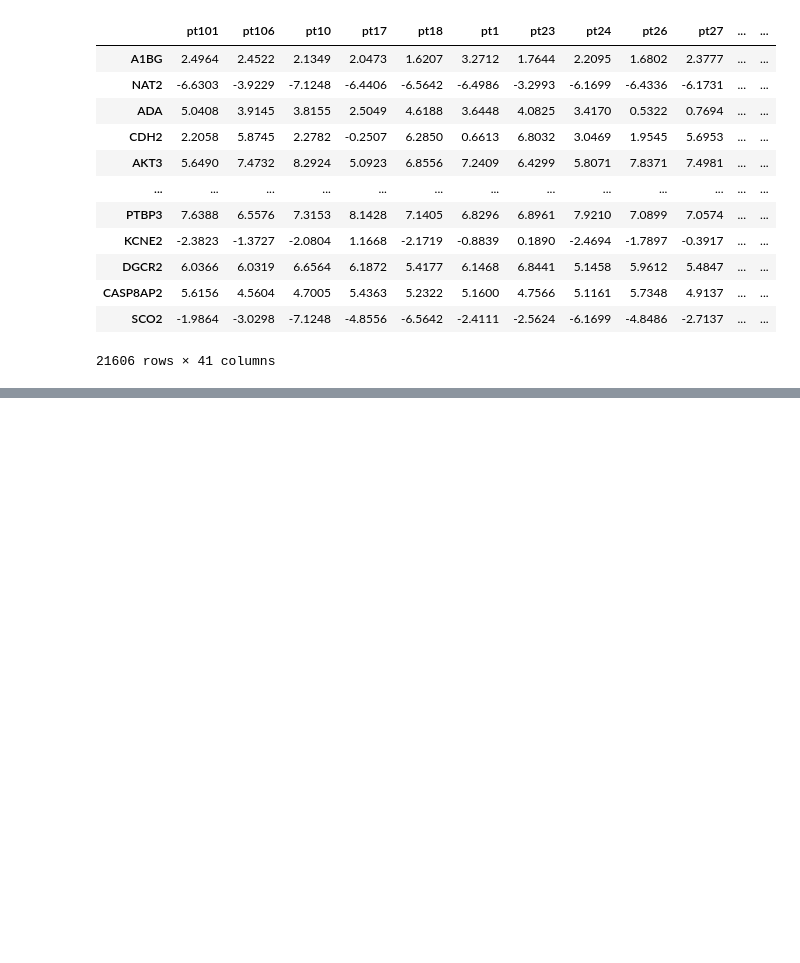
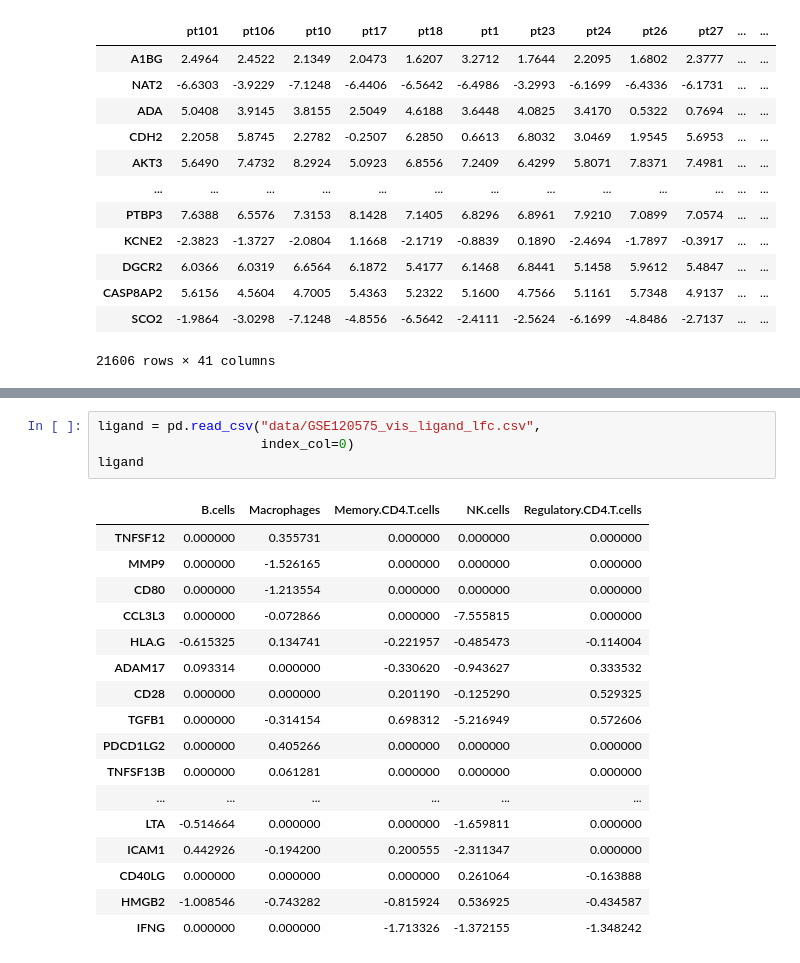
Before and after one commit to meg-bit/immune-cells-TIME-single-cell-anti-PD-1, a Jupyter notebook: 04prediction.ipynb, the cells around one changed output, grey strips where cells are left out. Cells and saved outputs as stored; diff of their text form; blank space fills up the shorter version.

```diff
--- a/04prediction.ipynb
+++ b/04prediction.ipynb
@@ -43,0 +72,22 @@ ge
+# %%
+ligand = pd.read_csv("data/GSE120575_vis_ligand_lfc.csv",
+                     index_col=0)
+ligand
+# %% [output]
+|  | B.cells | Macrophages | Memory.CD4.T.cells | NK.cells | Regulatory.CD4.T.cells |
+| TNFSF12 | 0.000000 | 0.355731 | 0.000000 | 0.000000 | 0.000000 |
+| MMP9 | 0.000000 | -1.526165 | 0.000000 | 0.000000 | 0.000000 |
+| CD80 | 0.000000 | -1.213554 | 0.000000 | 0.000000 | 0.000000 |
+| CCL3L3 | 0.000000 | -0.072866 | 0.000000 | -7.555815 | 0.000000 |
+| HLA.G | -0.615325 | 0.134741 | -0.221957 | -0.485473 | -0.114004 |
+| ADAM17 | 0.093314 | 0.000000 | -0.330620 | -0.943627 | 0.333532 |
+| CD28 | 0.000000 | 0.000000 | 0.201190 | -0.125290 | 0.529325 |
+| TGFB1 | 0.000000 | -0.314154 | 0.698312 | -5.216949 | 0.572606 |
+| PDCD1LG2 | 0.000000 | 0.405266 | 0.000000 | 0.000000 | 0.000000 |
+| TNFSF13B | 0.000000 | 0.061281 | 0.000000 | 0.000000 | 0.000000 |
+| ... | ... | ... | ... | ... | ... |
+| LTA | -0.514664 | 0.000000 | 0.000000 | -1.659811 | 0.000000 |
+| ICAM1 | 0.442926 | -0.194200 | 0.200555 | -2.311347 | 0.000000 |
+| CD40LG | 0.000000 | 0.000000 | 0.000000 | 0.261064 | -0.163888 |
+| HMGB2 | -1.008546 | -0.743282 | -0.815924 | 0.536925 | -0.434587 |
+| IFNG | 0.000000 | 0.000000 | -1.713326 | -1.372155 | -1.348242 |
```
Also changed, not shown: parts of 14 cells of this notebook.
